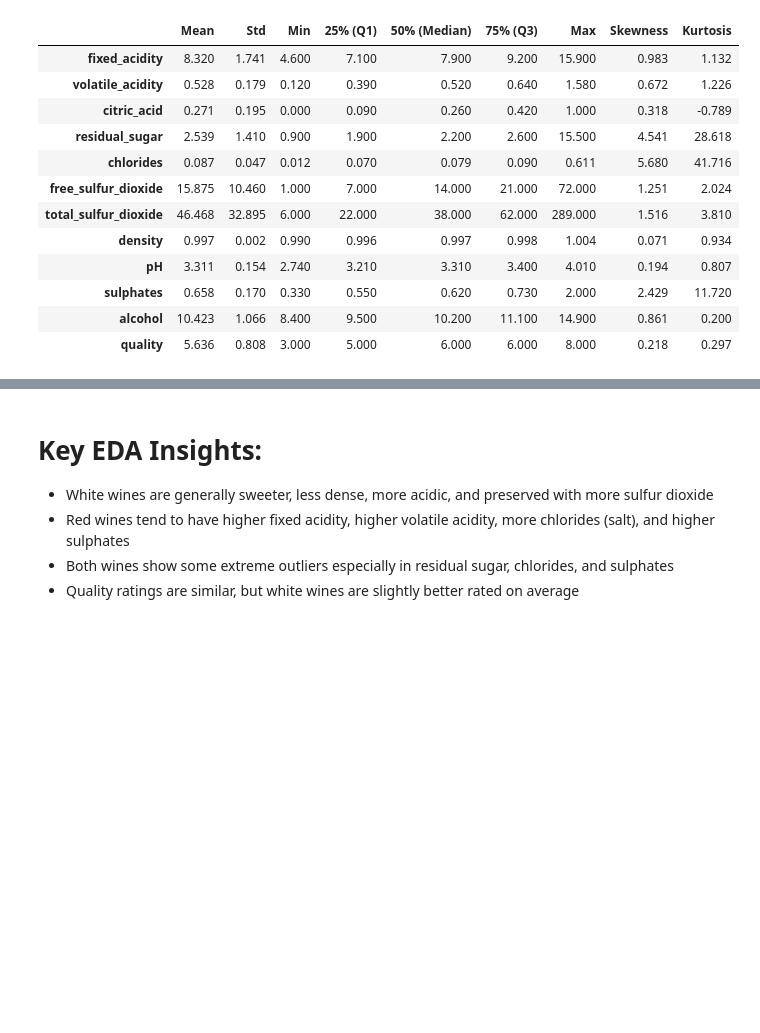
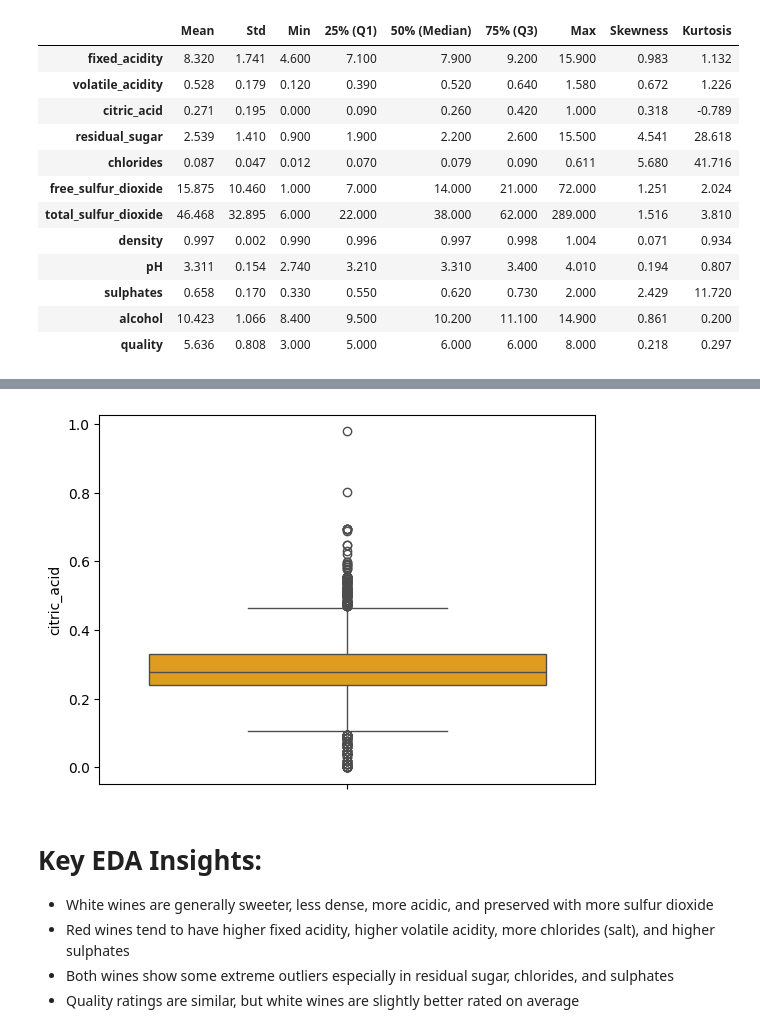
Before and after one commit to b3rian/Data_Science, a Jupyter notebook: Wine_Quality.ipynb, the cells around one changed output, grey strips where cells are left out. Cells and saved outputs as stored; diff of their text form; code cells hidden in the pictures; blank space fills up the shorter version.

```diff
--- a/Wine_Quality.ipynb
+++ b/Wine_Quality.ipynb
@@ -131,0 +137,11 @@ for col in white_wine.columns:
+# %%
+# excluding the target variable from the features (white wine) to be transformed
+# Step 1: Exclude the unwanted feature
+feature_to_exclude = 'quality'
+features_to_transform = white_wine.drop(columns=[feature_to_exclude])
+
+# Step 2: Apply log transform to the remaining features
+features_transformed = np.log1p(features_to_transform)
+
+# Step 3: Reattach the excluded feature
+df_transformed = pd.concat([features_transformed, white_wine[feature_to_exclude]], axis=1)
@@ -132,3 +155,8 @@ for col in white_wine.columns:
+# %%
+sns.boxplot(data = df_transformed, y ='citric_acid', color='orange')
+plt.show()
+# %% [output]
+[figure, added]
 # %% [markdown]
 # Key EDA Insights:
 - White wines are generally sweeter, less dense, more acidic, and preserved with more sulfur dioxide
```
Also changed, not shown: parts of 2 cells of this notebook, 1 other file.
